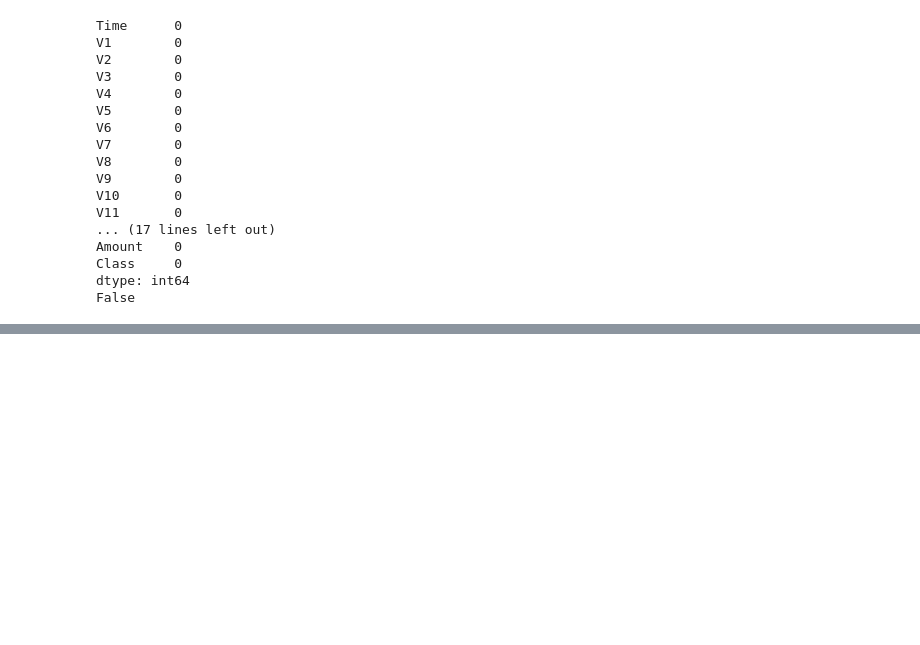
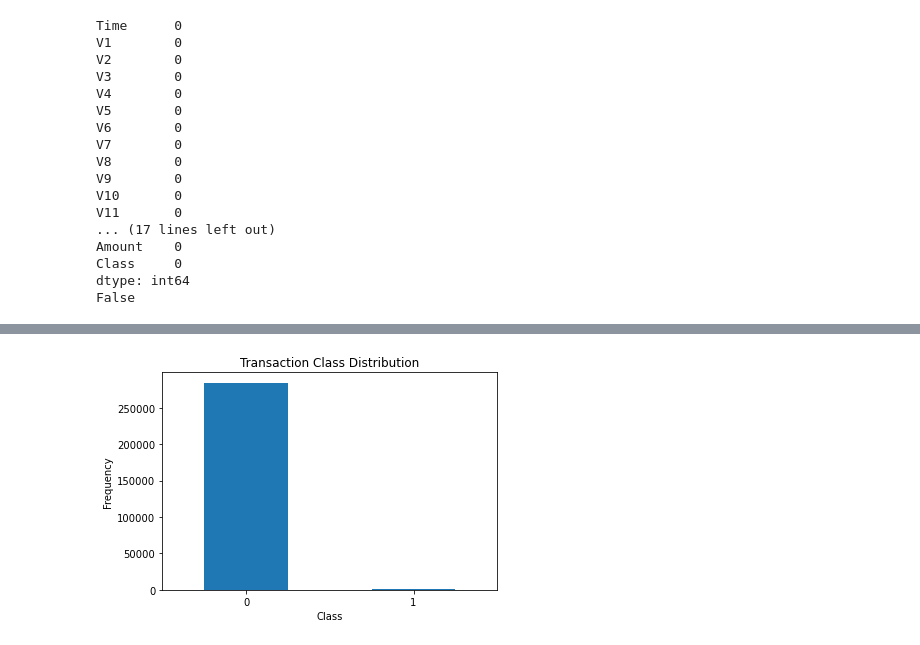
Before and after one commit to leobt23/Applications_DSE, a Jupyter notebook: code/data_exploration.ipynb, the cells around one changed output, grey strips where cells are left out. Drawn from its saved outputs; the diff is of its cells as text; code cells hidden in the pictures; blank space fills up the shorter version.

```diff
--- a/code/data_exploration.ipynb
+++ b/code/data_exploration.ipynb
@@ -189,0 +185,11 @@ KeyError: -1
+# %%
+# count value 0 and 1 of Class column from df
+count_classes = pd.value_counts(df['Class'], sort=True)
+count_classes.plot(kind='bar', rot=0)
+plt.title('Transaction Class Distribution')
+plt.xticks(range(2))
+plt.xlabel('Class')
+plt.ylabel('Frequency')
+plt.show()
+# %% [output]
+[figure, added]
```
Also changed, not shown: parts of 8 cells of this notebook, 8 other files.
